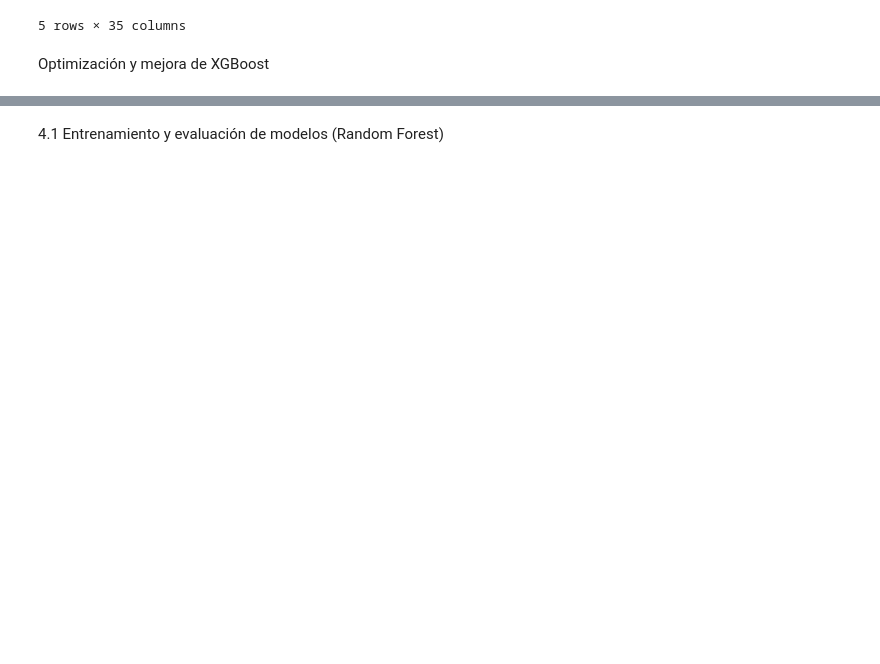
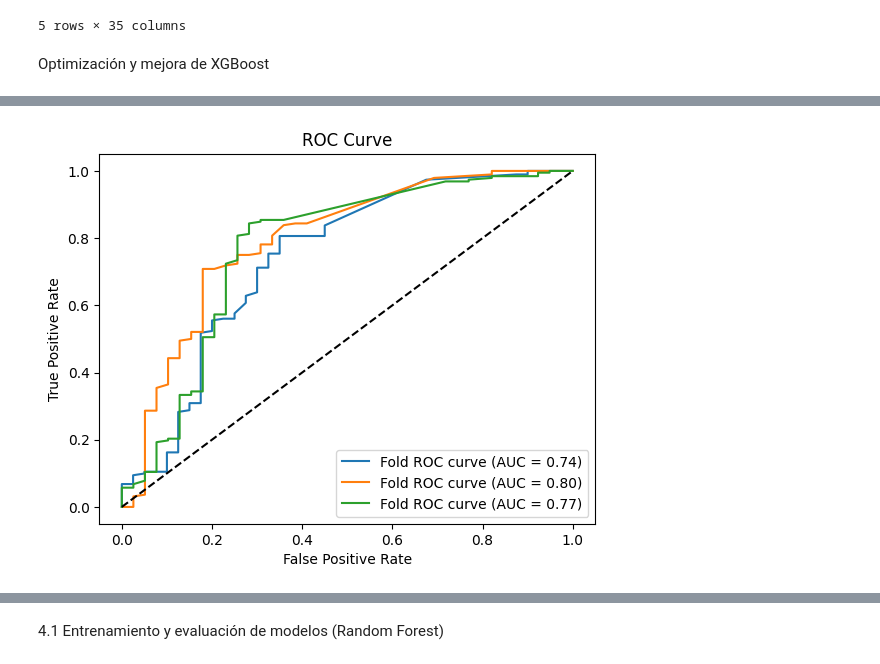
Before and after one commit to Pasku99/Talent-Analyzer-AI, a Jupyter notebook: notebooks/talent_analyzer.ipynb, the cells around one changed output, grey strips where cells are left out. Drawn from its saved outputs; the diff is of its cells as text; code cells hidden in the pictures; blank space fills up the shorter version.

```diff
--- a/notebooks/talent_analyzer.ipynb
+++ b/notebooks/talent_analyzer.ipynb
@@ -369,54 +392,56 @@ Optimización y mejora de XGBoost
 # %%
 from xgboost import XGBClassifier
 from sklearn.model_selection import RandomizedSearchCV, StratifiedKFold
-from sklearn.metrics import classification_report, confusion_matrix
+from sklearn.metrics import classification_report, confusion_matrix, roc_auc_score, roc_curve, auc
 from imblearn.over_sampling import BorderlineSMOTE
 import numpy as np
+import matplotlib.pyplot as plt
 
-# Aplicar Borderline-SMOTE para balancear las clases en el conjunto de entrenamiento
+# Apply Borderline-SMOTE to balance classes in the training set
 smote = BorderlineSMOTE(random_state=42)
 X_train_resampled, y_train_resampled = smote.fit_resample(X_train_scaled, y_train)
 
-# Definir los parámetros para RandomizedSearch con ajustes adicionales de regularización
+# Define parameters for RandomizedSearch with additional regularization adjustments
 param_dist_xgb = {
-    'n_estimators': [400, 500],  # Reducido el rango
-    'max_depth': [6, 10],  # Reducido el rango
-    'learning_rate': [0.1, 0.2],  # Reducido el rango
+    'n_estimators': [400, 500],
+    'max_depth': [6, 10],
+    'learning_rate': [0.1, 0.2],
     'subsample': [0.6, 0.8],
     'colsample_bytree': [0.8, 1.0],
-    'scale_pos_weight': [1.5, 2],  # Ajuste del peso de la clase 0
+    'scale_pos_weight': [1.5, 2],
     'gamma': [0.5, 1],
-    'min_child_weight': [1, 5],  # Reducido el rango
-    'reg_alpha': [0.5, 1],  # Regularización L1
-    'reg_lambda': [1, 1.5]  # Regularización L2
+    'min_child_weight': [1, 5],
+    'reg_alpha': [0.5, 1],
+    'reg_lambda': [1, 1.5]
 }
 
 random_search_xgb = RandomizedSearchCV(
     estimator=XGBClassifier(random_state=42, objective='binary:logistic', eval_metric='aucpr'),
     param_distributions=param_dist_xgb,
     scoring='f1_weighted',
-    cv=3,  # Reducido a 3 folds
+    cv=3,
     verbose=1,
     n_jobs=-1,
-    n_iter=10  # Número de iteraciones reducido
+    n_iter=10
 )
 
-# Ejecutar la búsqueda aleatoria
+# Run Randomized Search
 random_search_xgb.fit(X_train_resampled, y_train_resampled)
-print(f"Mejores parámetros para XGBoost: {random_search_xgb.best_params_}")
+print(f"Best parameters for XGBoost: {random_search_xgb.best_params_}")
 
-# Evaluar el modelo optimizado con StratifiedKFold
+# Evaluate the optimized model with StratifiedKFold
 skf = StratifiedKFold(n_splits=3, shuffle=True, random_state=42)
 xgb_params = random_search_xgb.best_params_
 xgb_params.update({'objective': 'binary:logistic', 'eval_metric': 'aucpr', 'random_state': 42})
 
-# Inicializar listas para almacenar las métricas de cada pliegue
+# Initialize lists to store metrics for each fold
 precision_scores = {'0': [], '1': [], 'weighted': []}
 recall_scores = {'0': [], '1': [], 'weighted': []}
 f1_scores = {'0': [], '1': [], 'weighted': []}
 confusion_matrices = []
+roc_auc_scores = []
 
-# Realizar la validación cruzada estratificada
+# Perform stratified cross-validation
 for train_index, test_index in skf.split(X_train_scaled, y_train_array):
     X_fold_train, X_fold_val = X_train_scaled[train_index], X_train_scaled[test_index]
     y_fold_train, y_fold_val = y_train_array[train_index], y_train_array[test_index]
@@ -426,8 +451,10 @@ for train_index, test_index in skf.split(X_train_scaled, y_train_array):
     xgb_model.fit(X_fold_resampled, y_fold_resampled, eval_set=[(X_fold_val, y_fold_val)], verbose=False)
 
     y_fold_pred = xgb_model.predict(X_fold_val)
+    y_fold_probs = xgb_model.predict_proba(X_fold_val)[:, 1]
+
+    # Calculate metrics
     report = classification_report(y_fold_val, y_fold_pred, output_dict=True)
-
     precision_scores['0'].append(report['0']['precision'])
     precision_scores['1'].append(report['1']['precision'])
     precision_scores['weighted'].append(report['weighted avg']['precision'])
@@ -442,21 +469,39 @@ for train_index, test_index in skf.split(X_train_scaled, y_train_array):
 
     confusion_matrices.append(confusion_matrix(y_fold_val, y_fold_pred))
 
-# Mostrar los resultados promediados de todos los pliegues
-print(f"Precision promedio para clase 0: {np.mean(precision_scores['0']):.4f}")
-print(f"Precision promedio para clase 1: {np.mean(precision_scores['1']):.4f}")
-print(f"Precision promedio ponderado: {np.mean(precision_scores['weighted']):.4f}")
+    # Calculate AUC-ROC for the current fold
+    roc_auc = roc_auc_score(y_fold_val, y_fold_probs)
+    roc_auc_scores.append(roc_auc)
 
-print(f"Recall promedio para clase 0: {np.mean(recall_scores['0']):.4f}")
-print(f"Recall promedio para clase 1: {np.mean(recall_scores['1']):.4f}")
-print(f"Recall promedio ponderado: {np.mean(recall_scores['weighted']):.4f}")
+    # Plot AUC-ROC curve
+    fpr, tpr, _ = roc_curve(y_fold_val, y_fold_probs)
+    plt.plot(fpr, tpr, label=f'Fold ROC curve (AUC = {roc_auc:.2f})')
 
-print(f"F1-Score promedio para clase 0: {np.mean(f1_scores['0']):.4f}")
-print(f"F1-Score promedio para clase 1: {np.mean(f1_scores['1']):.4f}")
-print(f"F1-Score promedio ponderado: {np.mean(f1_scores['weighted']):.4f}")
+# Show AUC-ROC plot
+plt.plot([0, 1], [0, 1], 'k--')  # Diagonal line
+plt.xlabel('False Positive Rate')
+plt.ylabel('True Positive Rate')
+plt.title('ROC Curve')
+plt.legend(loc='best')
+plt.show()
+
+# Display averaged results across all folds
+print(f"Average precision for class 0: {np.mean(precision_scores['0']):.4f}")
+print(f"Average precision for class 1: {np.mean(precision_scores['1']):.4f}")
+print(f"Weighted average precision: {np.mean(precision_scores['weighted']):.4f}")
+
+print(f"Average recall for class 0: {np.mean(recall_scores['0']):.4f}")
+print(f"Average recall for class 1: {np.mean(recall_scores['1']):.4f}")
+print(f"Weighted average recall: {np.mean(recall_scores['weighted']):.4f}")
+
+print(f"Average F1-score for class 0: {np.mean(f1_scores['0']):.4f}")
+print(f"Average F1-score for class 1: {np.mean(f1_scores['1']):.4f}")
+print(f"Weighted average F1-score: {np.mean(f1_scores['weighted']):.4f}")
+
+print(f"Average ROC AUC score: {np.mean(roc_auc_scores):.4f}")
 
 mean_confusion_matrix = np.mean(confusion_matrices, axis=0)
-print("Matriz de Confusión Promediada:")
+print("Average Confusion Matrix:")
 print(mean_confusion_matrix)
 # %% [output]
 Fitting 3 folds for each of 10 candidates, totalling 30 fits
@@ -475,0 +509 @@ Matriz de Confusión Promediada:
+[figure, added]
```
Also changed, not shown: parts of 14 cells of this notebook, 3 other files.
